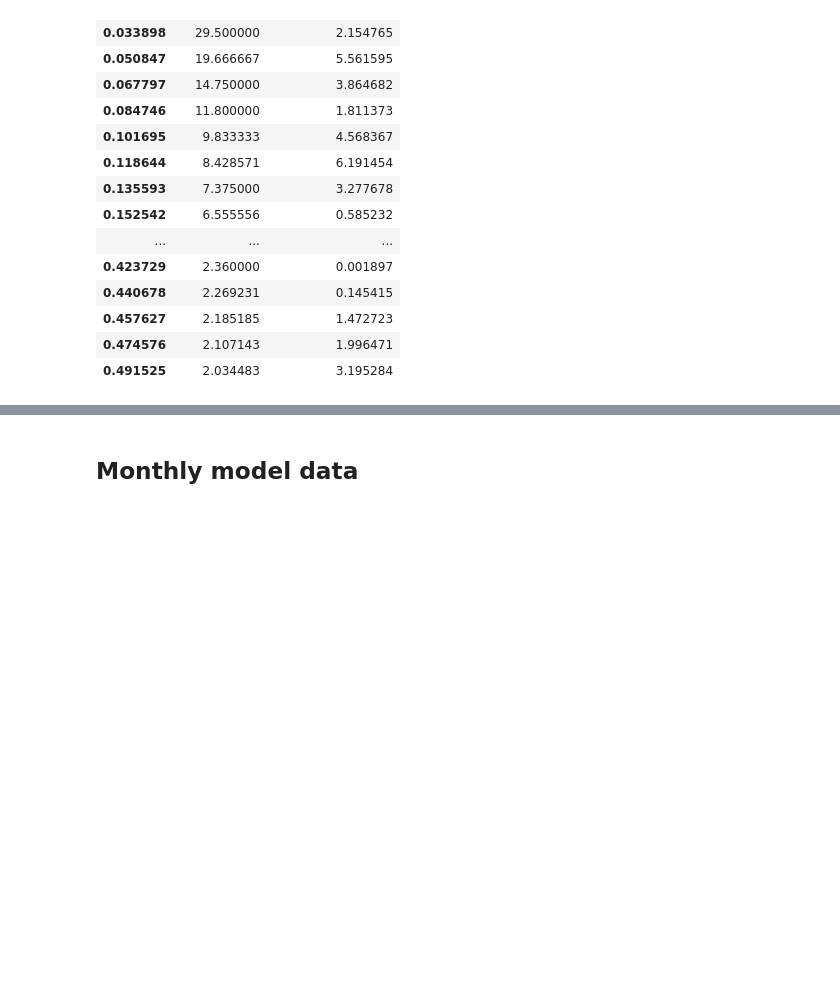
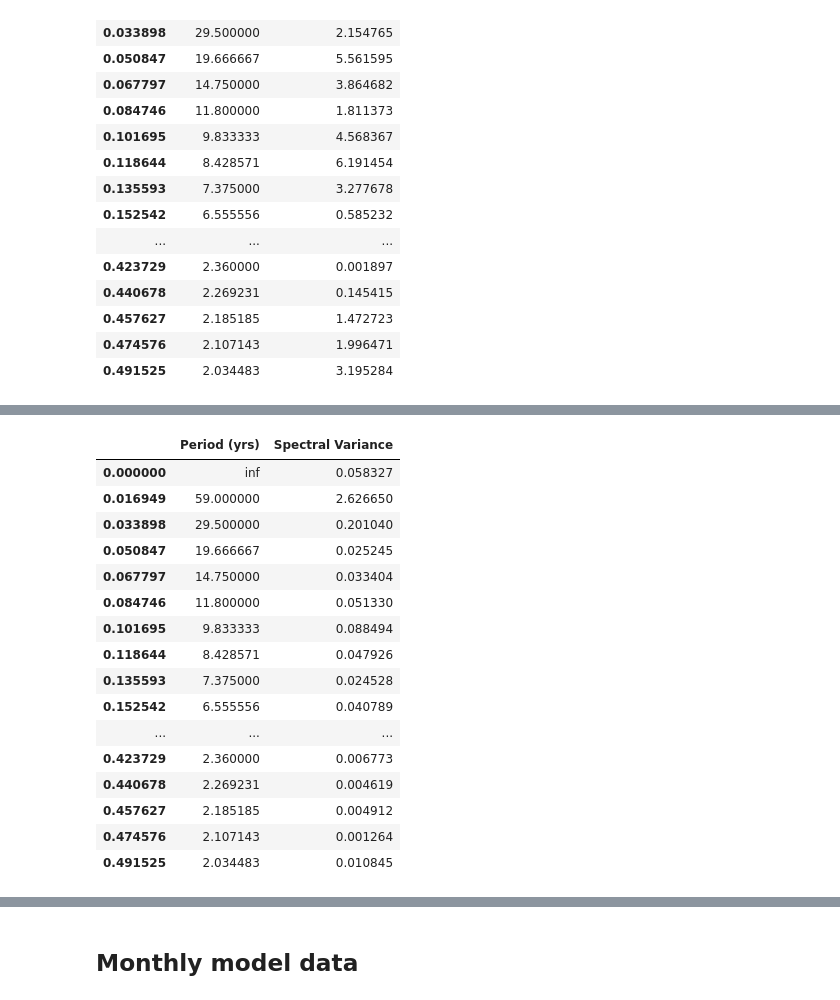
Before and after one commit to rursino/carbon-cycle-feedbacks, a Jupyter notebook: Peylin_flux/Notebooks/low-pass-filter.ipynb, the cells around one changed output, grey strips where cells are left out. Saved outputs shown, nothing was run; the diff lists cells and outputs as text; code cells hidden in the pictures; blank space fills up the shorter version.

```diff
--- a/Peylin_flux/Notebooks/low-pass-filter.ipynb
+++ b/Peylin_flux/Notebooks/low-pass-filter.ipynb
@@ -50,0 +58,20 @@ plt.plot(x,y)
+# %%
+pd.DataFrame({"Period (yrs)": 1/freqs_ocean, "Spectral Variance": X_ocean}, index=freqs_ocean)
+# %% [output]
+|  | Period (yrs) | Spectral Variance |
+| 0.000000 | inf | 0.058327 |
+| 0.016949 | 59.000000 | 2.626650 |
+| 0.033898 | 29.500000 | 0.201040 |
+| 0.050847 | 19.666667 | 0.025245 |
+| 0.067797 | 14.750000 | 0.033404 |
+| 0.084746 | 11.800000 | 0.051330 |
+| 0.101695 | 9.833333 | 0.088494 |
+| 0.118644 | 8.428571 | 0.047926 |
+| 0.135593 | 7.375000 | 0.024528 |
+| 0.152542 | 6.555556 | 0.040789 |
+| ... | ... | ... |
+| 0.423729 | 2.360000 | 0.006773 |
+| 0.440678 | 2.269231 | 0.004619 |
+| 0.457627 | 2.185185 | 0.004912 |
+| 0.474576 | 2.107143 | 0.001264 |
+| 0.491525 | 2.034483 | 0.010845 |
```
Also changed, not shown: parts of 5 cells of this notebook, 2 other files.
